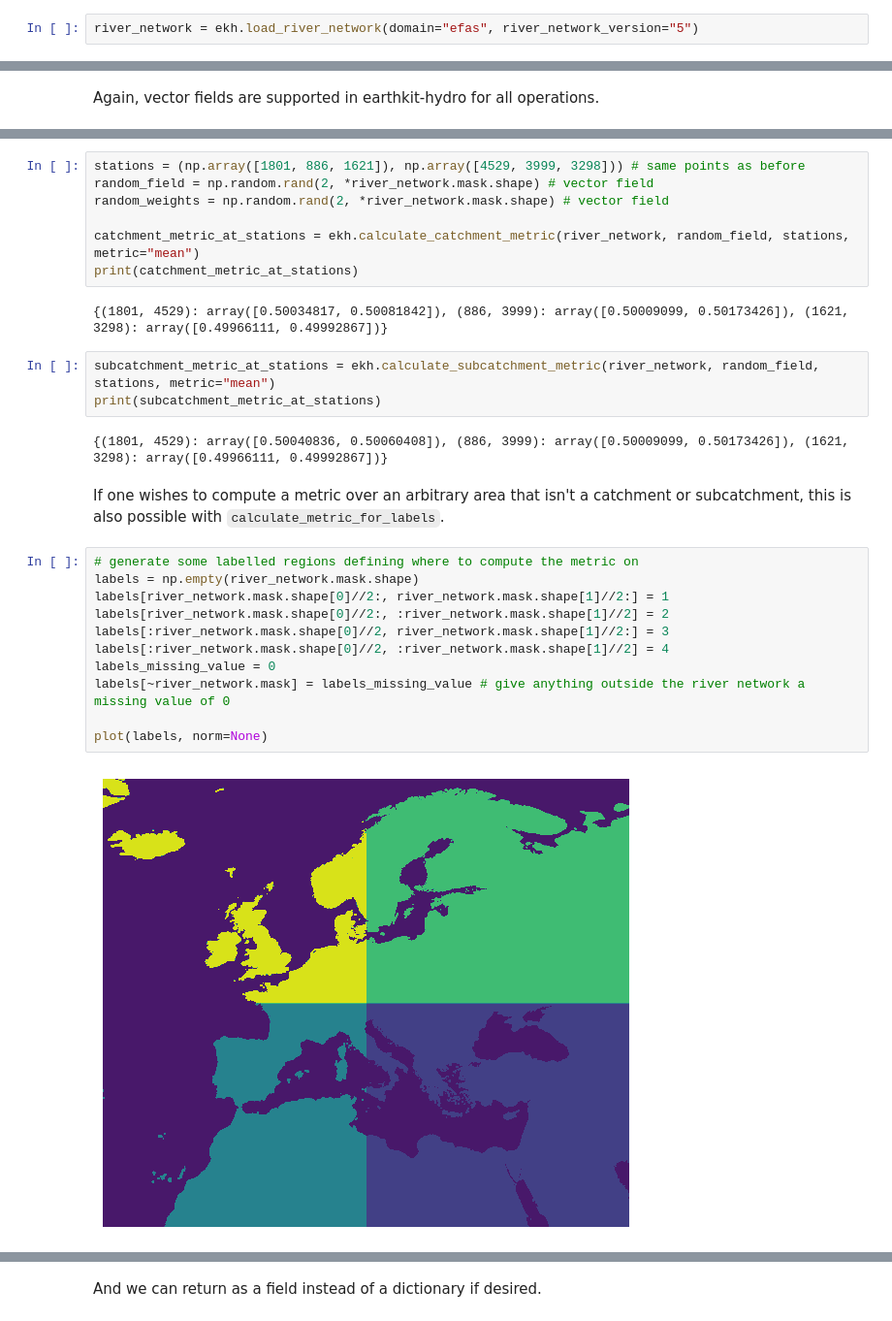
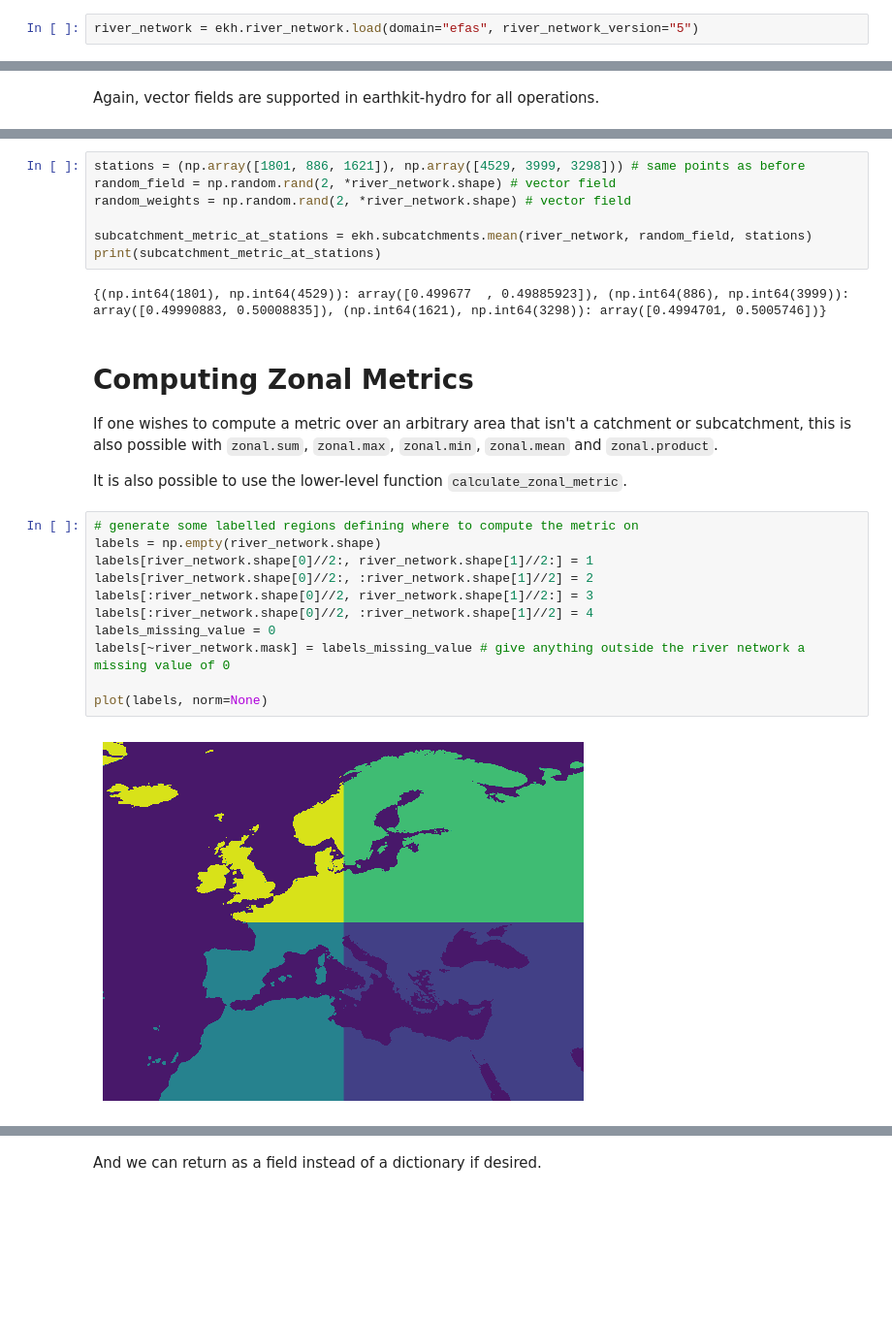
Before and after one commit to ecmwf/earthkit-hydro, a Jupyter notebook: docs/notebooks/example.ipynb, the cells around one changed output, grey strips where cells are left out. Shown at 97% size. Cells and saved outputs as stored; diff of their text form; blank space fills up the shorter version.

```diff
--- a/docs/notebooks/example.ipynb
+++ b/docs/notebooks/example.ipynb
@@ -30,3 +32,3 @@ There are two ways to make a river network, `load_river_network` (preferred) and
 # %%
-river_network = ekh.load_river_network(domain="efas", river_network_version="5")
+river_network = ekh.river_network.load(domain="efas", river_network_version="5")
 # %% [output]
@@ -108,30 +135,29 @@ If no points lie in the same catchment, then these two functions are equivalent.
 # %%
 stations = (np.array([1801, 886, 1621]), np.array([4529, 3999, 3298])) # same points as before
-random_field = np.random.rand(2, *river_network.mask.shape) # vector field
-random_weights = np.random.rand(2, *river_network.mask.shape) # vector field
+random_field = np.random.rand(2, *river_network.shape) # vector field
+random_weights = np.random.rand(2, *river_network.shape) # vector field
 
-catchment_metric_at_stations = ekh.calculate_catchment_metric(river_network, random_field, stations, metric="mean")
-print(catchment_metric_at_stations)
+subcatchment_metric_at_stations = ekh.subcatchments.mean(river_network, random_field, stations)
+print(subcatchment_metric_at_stations)
 # %% [output]
-{(1801, 4529): array([0.50034817, 0.50081842]), (886, 3999): array([0.50009099, 0.50173426]), (1621, 3298): array([0.49966111, 0.49992867])}
+{(np.int64(1801), np.int64(4529)): array([0.499677  , 0.49885923]), (np.int64(886), np.int64(3999)): array([0.49990883, 0.50008835]), (np.int64(1621), np.int64(3298)): array([0.4994701, 0.5005746])}
-# %%
-subcatchment_metric_at_stations = ekh.calculate_subcatchment_metric(river_network, random_field, stations, metric="mean")
-print(subcatchment_metric_at_stations)
-# %% [output]
-{(1801, 4529): array([0.50040836, 0.50060408]), (886, 3999): array([0.50009099, 0.50173426]), (1621, 3298): array([0.49966111, 0.49992867])}
 # %% [markdown]
-If one wishes to compute a metric over an arbitrary area that isn't a catchment or subcatchment, this is also possible with `calculate_metric_for_labels`.
+# Computing Zonal Metrics
+
+If one wishes to compute a metric over an arbitrary area that isn't a catchment or subcatchment, this is also possible with `zonal.sum`, `zonal.max`, `zonal.min`, `zonal.mean` and `zonal.product`.
+
+It is also possible to use the lower-level function `calculate_zonal_metric`.
 # %%
 # generate some labelled regions defining where to compute the metric on
-labels = np.empty(river_network.mask.shape)
-labels[river_network.mask.shape[0]//2:, river_network.mask.shape[1]//2:] = 1
-labels[river_network.mask.shape[0]//2:, :river_network.mask.shape[1]//2] = 2
-labels[:river_network.mask.shape[0]//2, river_network.mask.shape[1]//2:] = 3
-labels[:river_network.mask.shape[0]//2, :river_network.mask.shape[1]//2] = 4
+labels = np.empty(river_network.shape)
+labels[river_network.shape[0]//2:, river_network.shape[1]//2:] = 1
+labels[river_network.shape[0]//2:, :river_network.shape[1]//2] = 2
+labels[:river_network.shape[0]//2, river_network.shape[1]//2:] = 3
+labels[:river_network.shape[0]//2, :river_network.shape[1]//2] = 4
 labels_missing_value = 0
 labels[~river_network.mask] = labels_missing_value # give anything outside the river network a missing value of 0
 
 plot(labels, norm=None)
 # %% [output]
-[figure, old version]
+[figure, new version]
 # %%
```
Also changed, not shown: parts of 25 cells of this notebook, 1 other file.
